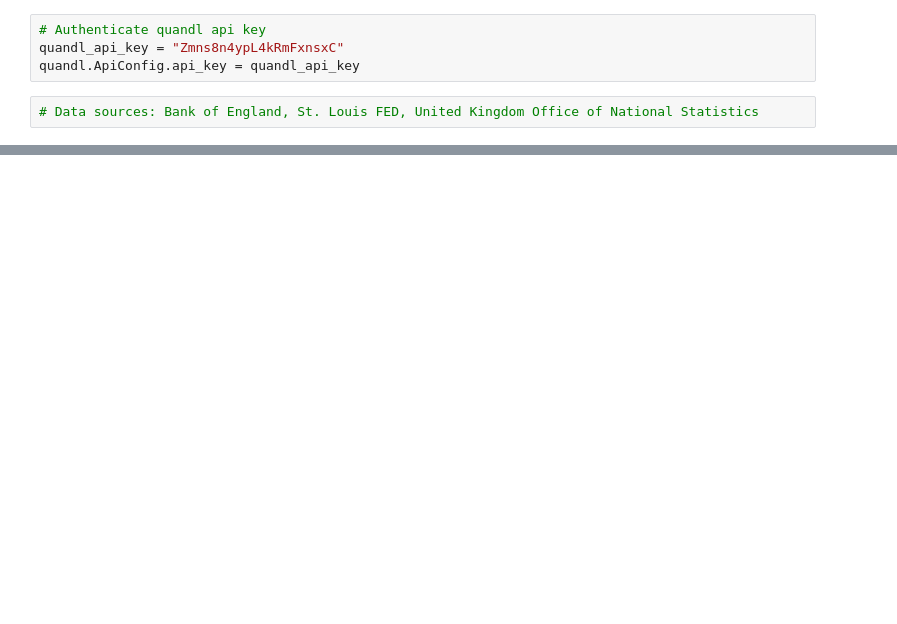
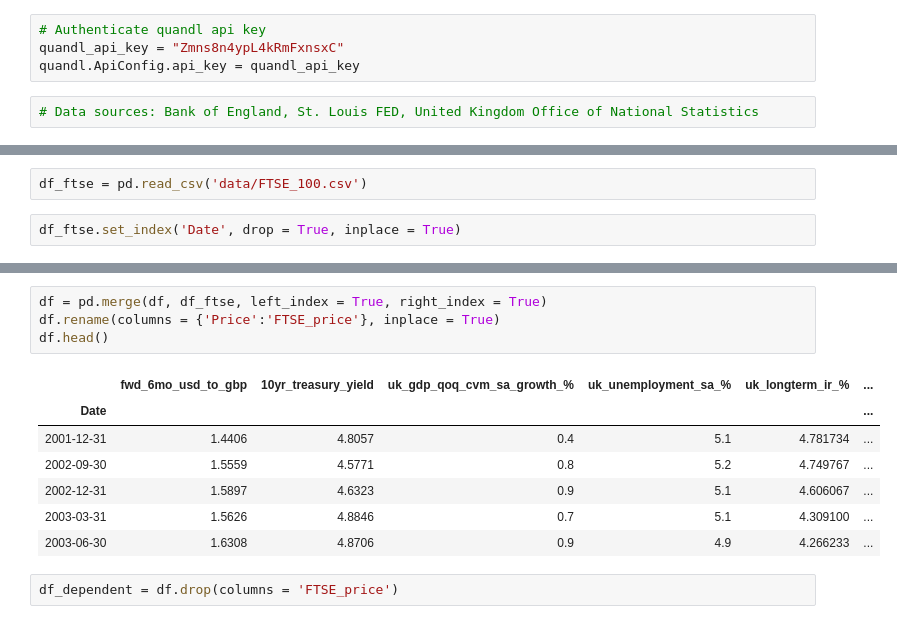
Before and after one commit to nqabell89/Multivariate-Time-Series-Forecast-of-FTSE-100-via-Economic-Indicators, a Jupyter notebook: Index.ipynb, the cells around one changed output, grey strips where cells are left out. Cells and saved outputs as stored; diff of their text form; blank space fills up the shorter version.

```diff
--- a/Index.ipynb
+++ b/Index.ipynb
@@ -37,0 +40,4 @@ df['uk_import_annual_%_change'].notnull().sum()
+# %%
+df_ftse = pd.read_csv('data/FTSE_100.csv')
+# %%
+df_ftse.set_index('Date', drop = True, inplace = True)
@@ -37,0 +58,14 @@ df['uk_import_annual_%_change'].notnull().sum()
+# %%
+df = pd.merge(df, df_ftse, left_index = True, right_index = True)
+df.rename(columns = {'Price':'FTSE_price'}, inplace = True)
+df.head()
+# %% [output]
+|  | fwd_6mo_usd_to_gbp | 10yr_treasury_yield | uk_gdp_qoq_cvm_sa_growth_% | uk_unemployment_sa_% | uk_longterm_ir_% | ... |
+| Date |  |  |  |  |  | ... |
+| 2001-12-31 | 1.4406 | 4.8057 | 0.4 | 5.1 | 4.781734 | ... |
+| 2002-09-30 | 1.5559 | 4.5771 | 0.8 | 5.2 | 4.749767 | ... |
+| 2002-12-31 | 1.5897 | 4.6323 | 0.9 | 5.1 | 4.606067 | ... |
+| 2003-03-31 | 1.5626 | 4.8846 | 0.7 | 5.1 | 4.309100 | ... |
+| 2003-06-30 | 1.6308 | 4.8706 | 0.9 | 4.9 | 4.266233 | ... |
+# %%
+df_dependent = df.drop(columns = 'FTSE_price')
```
Also changed, not shown: parts of 7 cells of this notebook, 1 other file.
